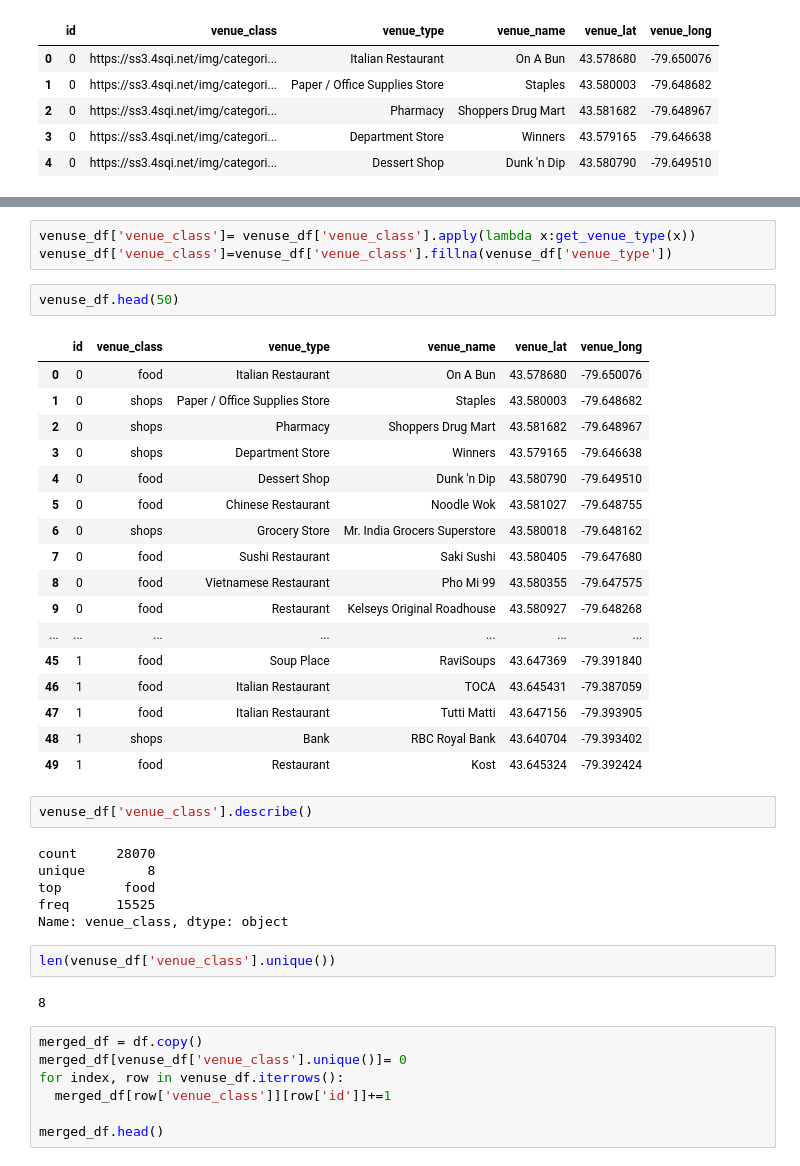
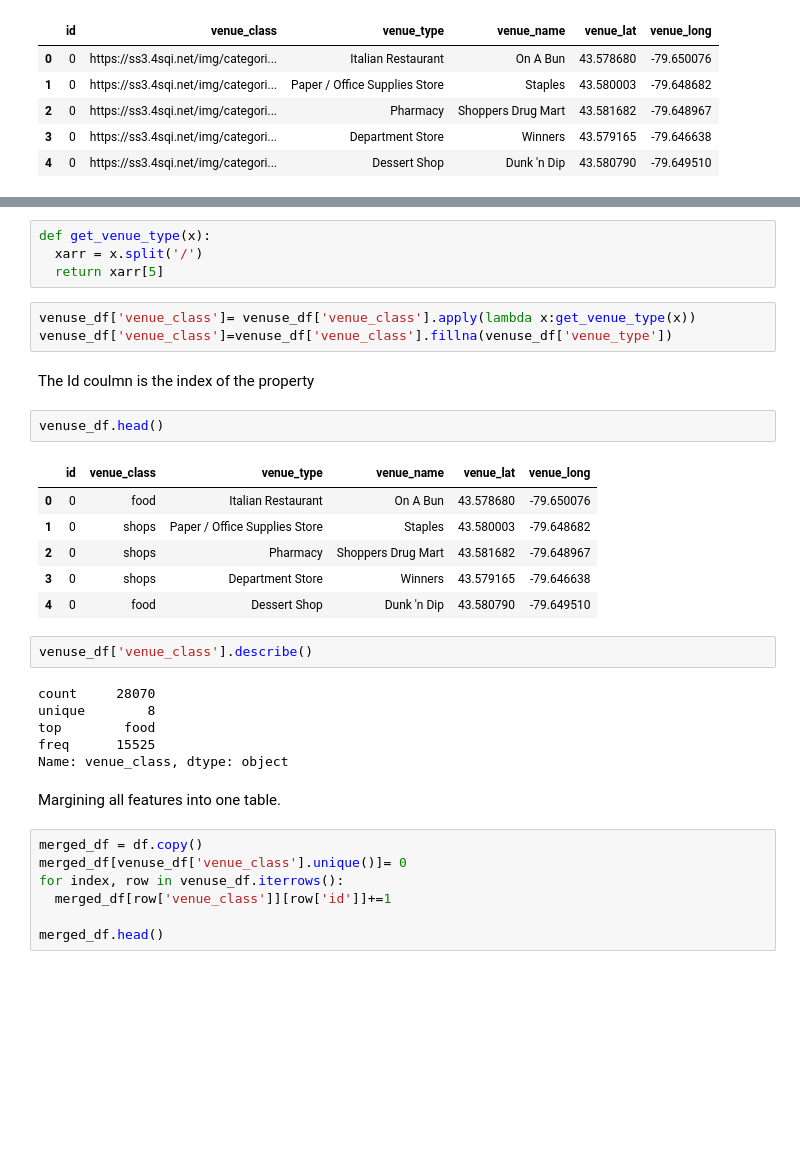
Before and after one commit to salimHarthi/Capstone-Project---The-Battle-of-Neighborhoods, a Jupyter notebook: Predicting_Rent_prices_in_Toronto_Canada.ipynb, the cells around one changed output, grey strips where cells are left out. Cells and saved outputs as stored; diff of their text form; blank space fills up the shorter version.

```diff
--- a/Predicting_Rent_prices_in_Toronto_Canada.ipynb
+++ b/Predicting_Rent_prices_in_Toronto_Canada.ipynb
@@ -132,26 +149,21 @@ def get_venue_type(x):
+# %%
+def get_venue_type(x):
+  xarr = x.split('/')
+  return xarr[5]
 # %%
 venuse_df['venue_class']= venuse_df['venue_class'].apply(lambda x:get_venue_type(x))
 venuse_df['venue_class']=venuse_df['venue_class'].fillna(venuse_df['venue_type'])
+# %% [markdown]
+The Id coulmn is the index of the property
 # %%
-venuse_df.head(50)
+venuse_df.head()
 # %% [output]
 |  | id | venue_class | venue_type | venue_name | venue_lat | venue_long |
 | 0 | 0 | food | Italian Restaurant | On A Bun | 43.578680 | -79.650076 |
 | 1 | 0 | shops | Paper / Office Supplies Store | Staples | 43.580003 | -79.648682 |
 | 2 | 0 | shops | Pharmacy | Shoppers Drug Mart | 43.581682 | -79.648967 |
 | 3 | 0 | shops | Department Store | Winners | 43.579165 | -79.646638 |
 | 4 | 0 | food | Dessert Shop | Dunk 'n Dip | 43.580790 | -79.649510 |
-| 5 | 0 | food | Chinese Restaurant | Noodle Wok | 43.581027 | -79.648755 |
-| 6 | 0 | shops | Grocery Store | Mr. India Grocers Superstore | 43.580018 | -79.648162 |
-| 7 | 0 | food | Sushi Restaurant | Saki Sushi | 43.580405 | -79.647680 |
-| 8 | 0 | food | Vietnamese Restaurant | Pho Mi 99 | 43.580355 | -79.647575 |
-| 9 | 0 | food | Restaurant | Kelseys Original Roadhouse | 43.580927 | -79.648268 |
-| ... | ... | ... | ... | ... | ... | ... |
-| 45 | 1 | food | Soup Place | RaviSoups | 43.647369 | -79.391840 |
-| 46 | 1 | food | Italian Restaurant | TOCA | 43.645431 | -79.387059 |
-| 47 | 1 | food | Italian Restaurant | Tutti Matti | 43.647156 | -79.393905 |
-| 48 | 1 | shops | Bank | RBC Royal Bank | 43.640704 | -79.393402 |
-| 49 | 1 | food | Restaurant | Kost | 43.645324 | -79.392424 |
 # %%
 venuse_df['venue_class'].describe()
 # %% [output]
@@ -160,10 +172,8 @@ unique        8
 top        food
 freq      15525
 Name: venue_class, dtype: object
-# %%
-len(venuse_df['venue_class'].unique())
-# %% [output]
-8
+# %% [markdown]
+Margining all features into one table.
 # %%
 merged_df = df.copy()
 merged_df[venuse_df['venue_class'].unique()]= 0
```
Also changed, not shown: parts of 37 cells of this notebook.
